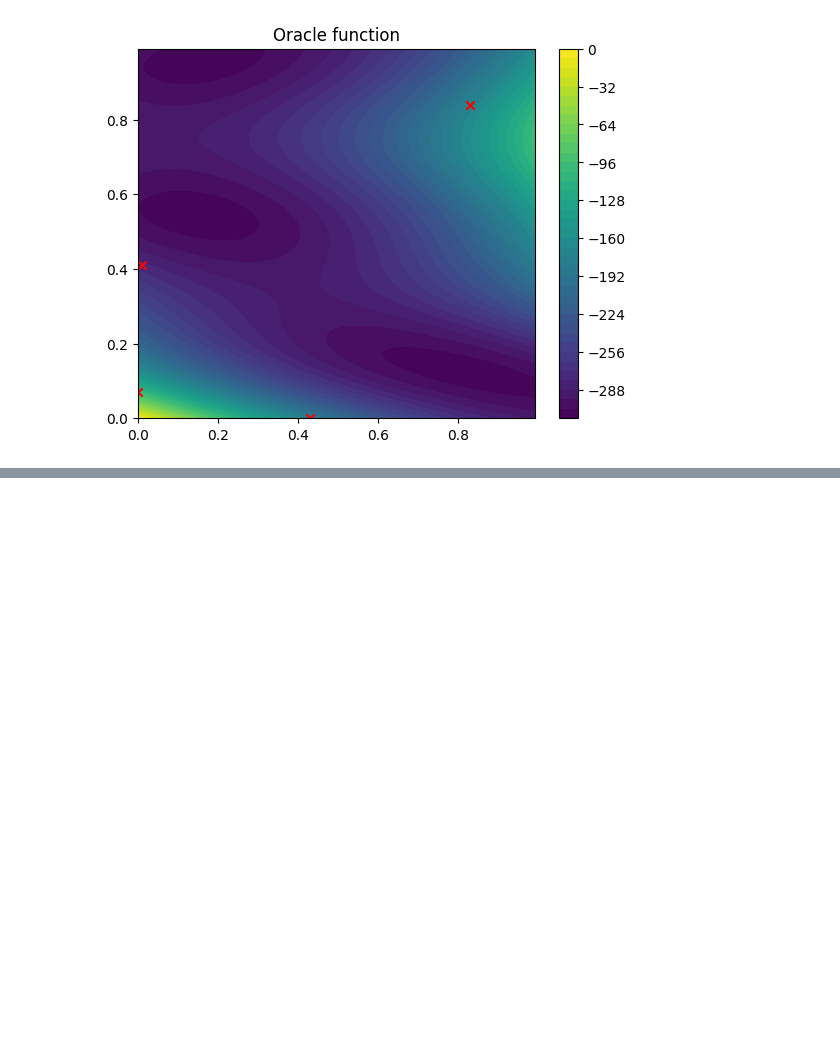
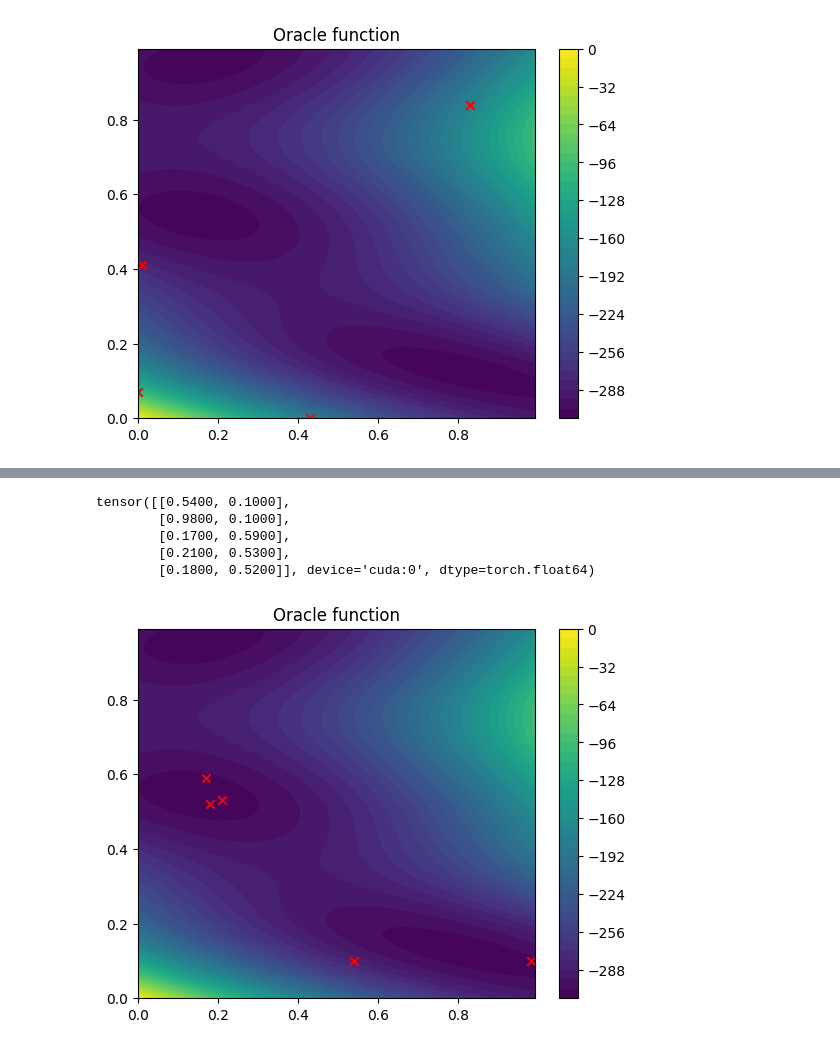
Before and after one commit to alexhernandezgarcia/activelearning, a Jupyter notebook: my_package/activelearning.ipynb, the cells around one changed output, grey strips where cells are left out. Cells and saved outputs as stored; diff of their text form; code cells hidden in the pictures; blank space fills up the shorter version.

Commit message:
added sampler and filter classes

```diff
--- a/my_package/activelearning.ipynb
+++ b/my_package/activelearning.ipynb
@@ -6,6 +6,7 @@ import numpy as np
 grid_size = 100
 test_states = torch.tensor([[50.,50.]])
 test_scores = torch.tensor([-150.0])
+n_samples = 5
 
 baseline_states = torch.tensor([[ 0,  7],
         [ 1, 41],
@@ -94,5 +96,9 @@ tensor([0.3584], device='cuda:0', dtype=torch.float64) tensor([0.1824], device='
 # %%
 # Sampler (e.g., GFlowNet, or Random Sampler)
+from sampler.sampler import Sampler, RandomSampler
+# sampler = Sampler(surrogate)
+sampler = RandomSampler()
+samples = sampler.get_samples(n_samples*5, grid_flat.clone())
 # %%
 # Load Hydra config in notebooks
 # https://github.com/facebookresearch/hydra/blob/main/examples/jupyter_notebooks/compose_configs_in_notebook.ipynb
@@ -143,3 +146,23 @@ tensor([ -35.8619, -185.1583, -282.1307, -167.8297], device='cuda:0',
+# %%
+from filter.filter import Filter, OracleFilter
+
+# filter = Filter()
+filter = OracleFilter(oracle, device)
+filtered_samples = filter(n_samples, samples)
+filtered_samples
+# %% [output]
+tensor([[0.5400, 0.1000],
+        [0.9800, 0.1000],
+        [0.1700, 0.5900],
+        [0.2100, 0.5300],
+        [0.1800, 0.5200]], device='cuda:0', dtype=torch.float64)
+# %%
+# plot oracle function with proposed candidates
+plot_function(oracle, grid_flat.clone(), scatter_markers=filtered_samples.to("cpu"))
+plt.title("Oracle function")
+plt.show()
+# %% [output]
+[figure, added]
 # %%
 # # environment
 # import config
```
Also changed, not shown: parts of 4 cells of this notebook.
